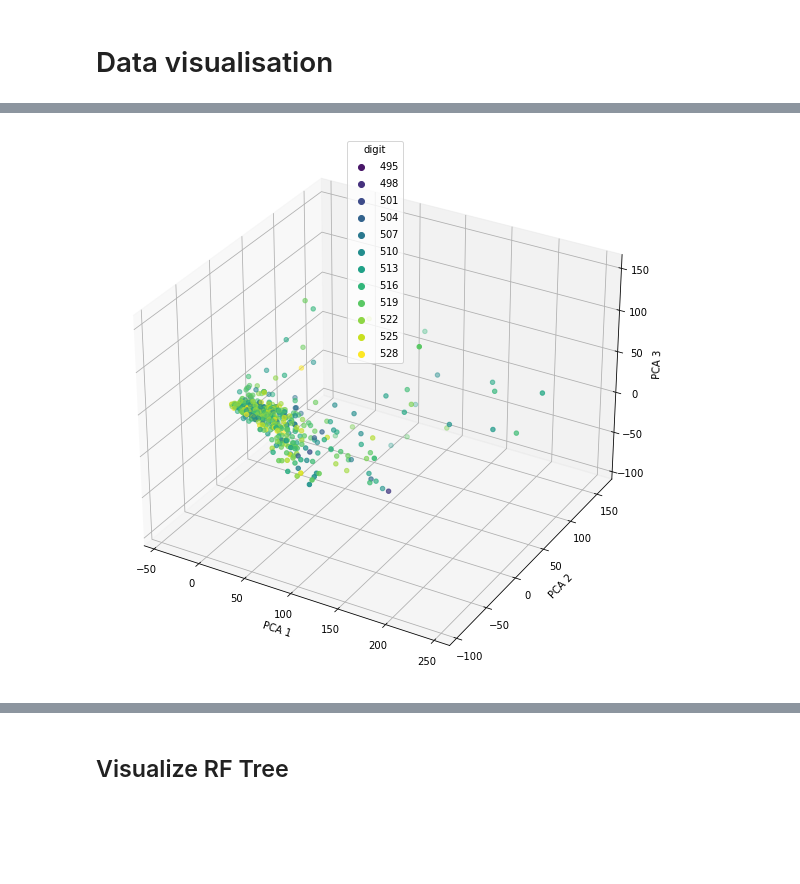
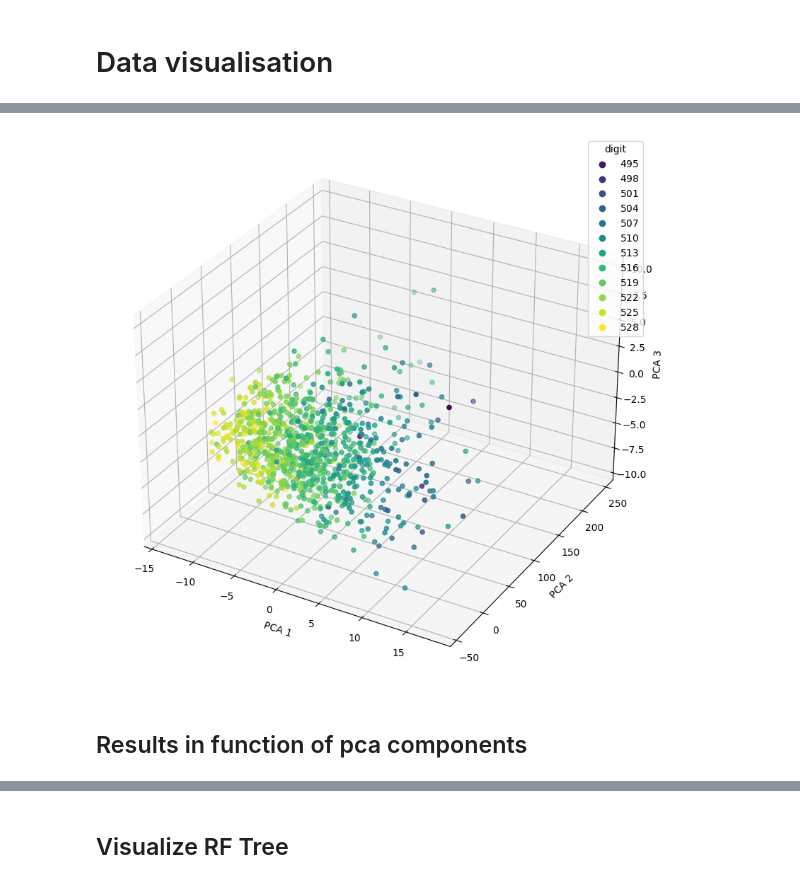
Before and after one commit to sjh-bluhm/MCAT_Machine_Learning, a Jupyter notebook: final_project.ipynb, the cells around one changed output, grey strips where cells are left out. Cells and saved outputs as stored; diff of their text form; code cells hidden in the pictures; blank space fills up the shorter version.

```diff
--- a/final_project.ipynb
+++ b/final_project.ipynb
@@ -412,0 +386,10 @@ plt.show()
+# %%
+from scipy.stats import linregress
+print(X_train_reduced[0].shape, y_train.shape)
+r_values = []
+for compo in range(10):
+    slope, intercept, r_value, p_value, std_err = linregress(X_train_reduced[:,compo], y_train)
+    r_value = -np.abs(r_value)
+    r_values.append(r_value)
+order = np.argsort(r_values)
+X_train_reduced = X_train_reduced[:,order]
@@ -423,0 +411,6 @@ plt.show()
+# %%
+import plotly.express as px
+colors = y_train
+fig = px.scatter(X_train_reduced, x=0, y=1, color=colors)
+fig.update_layout(xaxis_title="PCA 1", yaxis_title="PCA 2",legend=dict(title="Final score"))#legend_title_text='Final score')
+fig.show()
@@ -424,15 +419,17 @@ plt.show()
 # %%
 #3D plotting
 fig = plt.figure(figsize=(10,10))
 ax = fig.add_subplot(projection='3d')
 ax.scatter(X_train_reduced[:, 0], X_train_reduced[:, 1], X_train_reduced[:,2], c=colors)
 ax.set_xlabel('PCA 1')
 ax.set_ylabel('PCA 2')
 ax.set_zlabel('PCA 3')
-plt.legend(*sc.legend_elements(), title='digit',loc="upper center")
+plt.legend(*sc.legend_elements(), title='digit',loc="upper right")
 plt.show()
 # %% [output]
-[figure, old version]
+[figure, new version]
+# %% [markdown]
+## Results in function of pca components
 # %%
 #3D plotting
 fig = plt.figure(figsize=(7,7))
```
Also changed, not shown: parts of 14 cells of this notebook, 1 other file.
